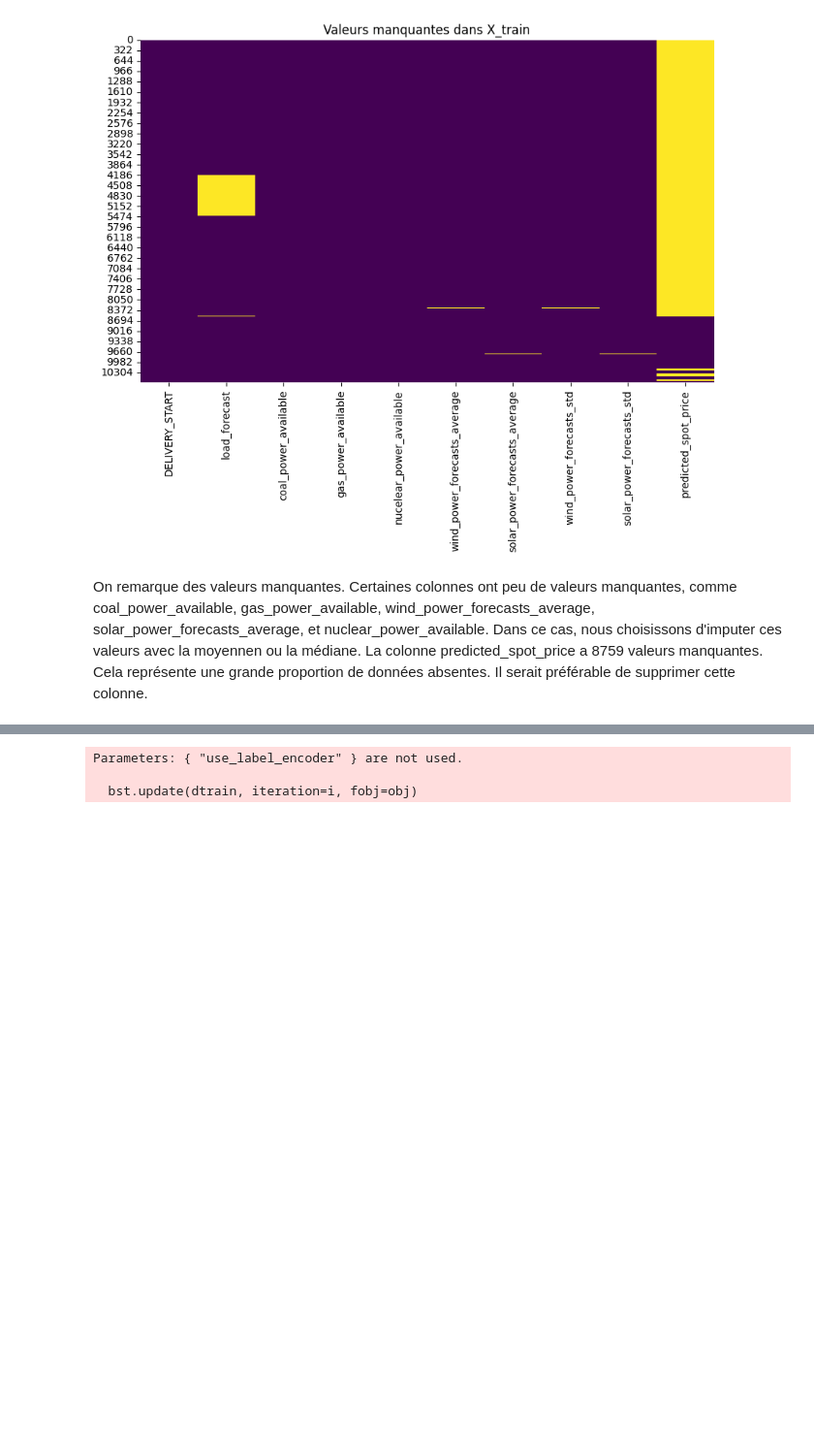
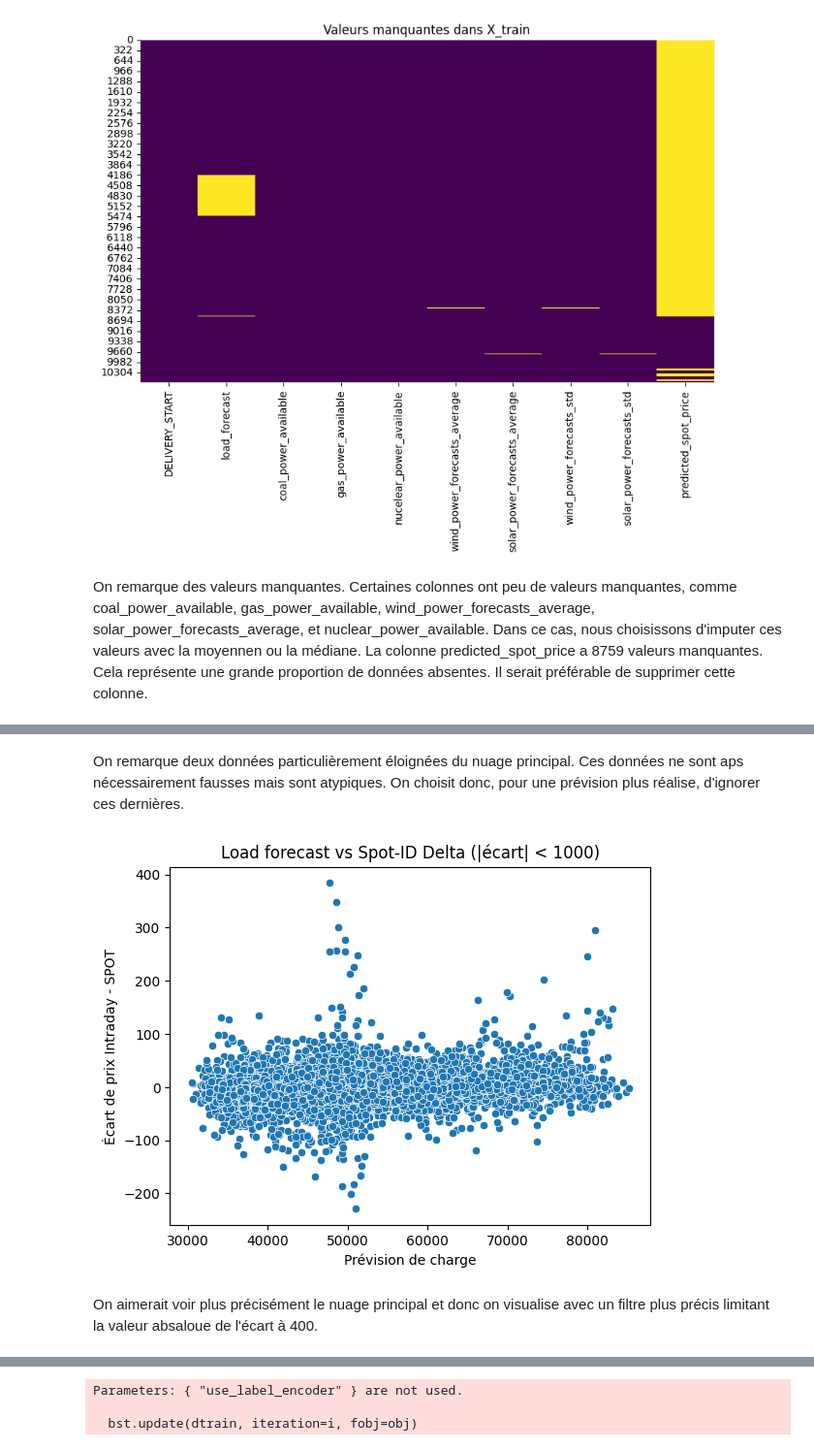
Before and after one commit to juabln/PROJET-LIL, a Jupyter notebook: notebook_projet.ipynb, the cells around one changed output, grey strips where cells are left out. Shown at 97% size. Cells and saved outputs as stored; diff of their text form; code cells hidden in the pictures; blank space fills up the shorter version.

```diff
--- a/notebook_projet.ipynb
+++ b/notebook_projet.ipynb
@@ -180,0 +173,20 @@ plt.show()
+# %% [markdown]
+On remarque deux données particulièrement éloignées du nuage principal. Ces données ne sont aps nécessairement fausses mais sont atypiques. On choisit donc, pour une prévision plus réalise, d'ignorer ces dernières.
+# %%
+#Création d'un masque de filtrage
+mask = Y_train_bis.abs() < 1000
+
+# Filtrage des deux variables pour ne garder que les valeurs valides
+filtered_X = X_train[mask]
+filtered_Y = Y_train_bis[mask]
+
+# Affichage du nuage de points
+sns.scatterplot(x=filtered_X['load_forecast'], y=filtered_Y)
+plt.title("Load forecast vs Spot-ID Delta (|écart| < 1000)")
+plt.xlabel("Prévision de charge")
+plt.ylabel("Écart de prix Intraday - SPOT")
+plt.show()
+# %% [output]
+[figure, added]
+# %% [markdown]
+On aimerait voir plus précisément le nuage principal et donc on visualise avec un filtre plus précis limitant la valeur absaloue de l'écart à 400.
```
Also changed, not shown: parts of 48 cells of this notebook, 2 other files.
